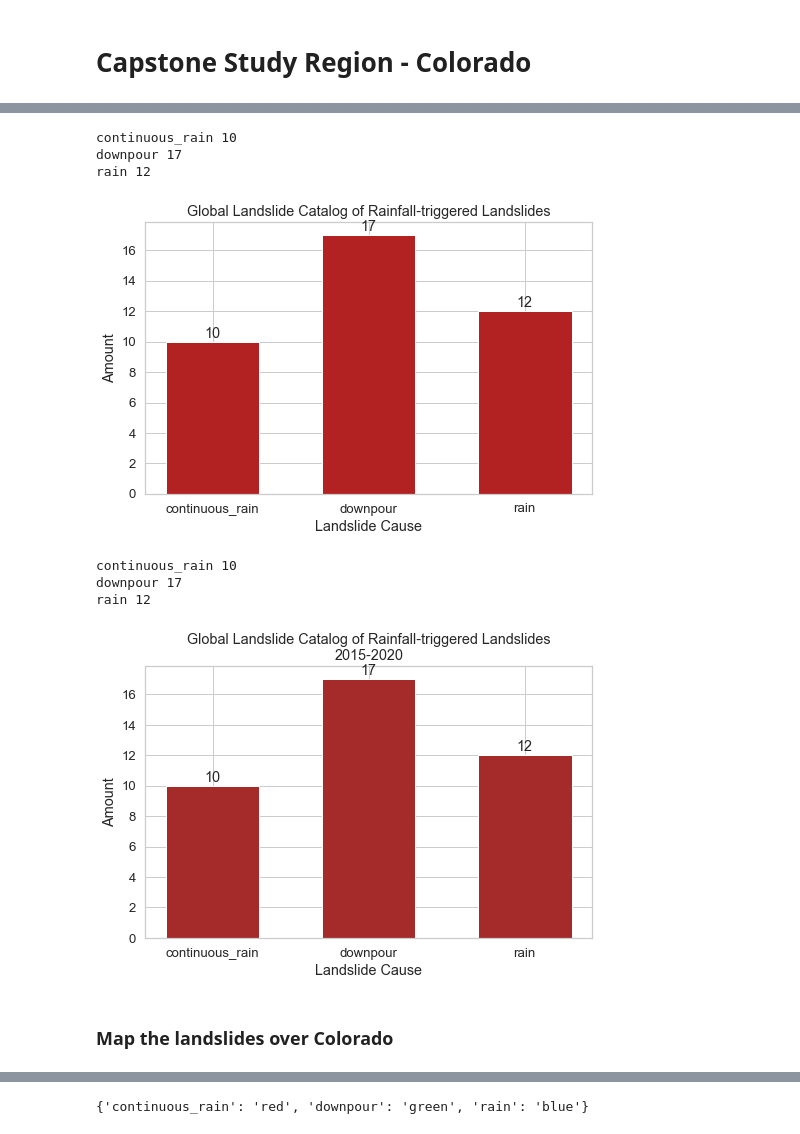
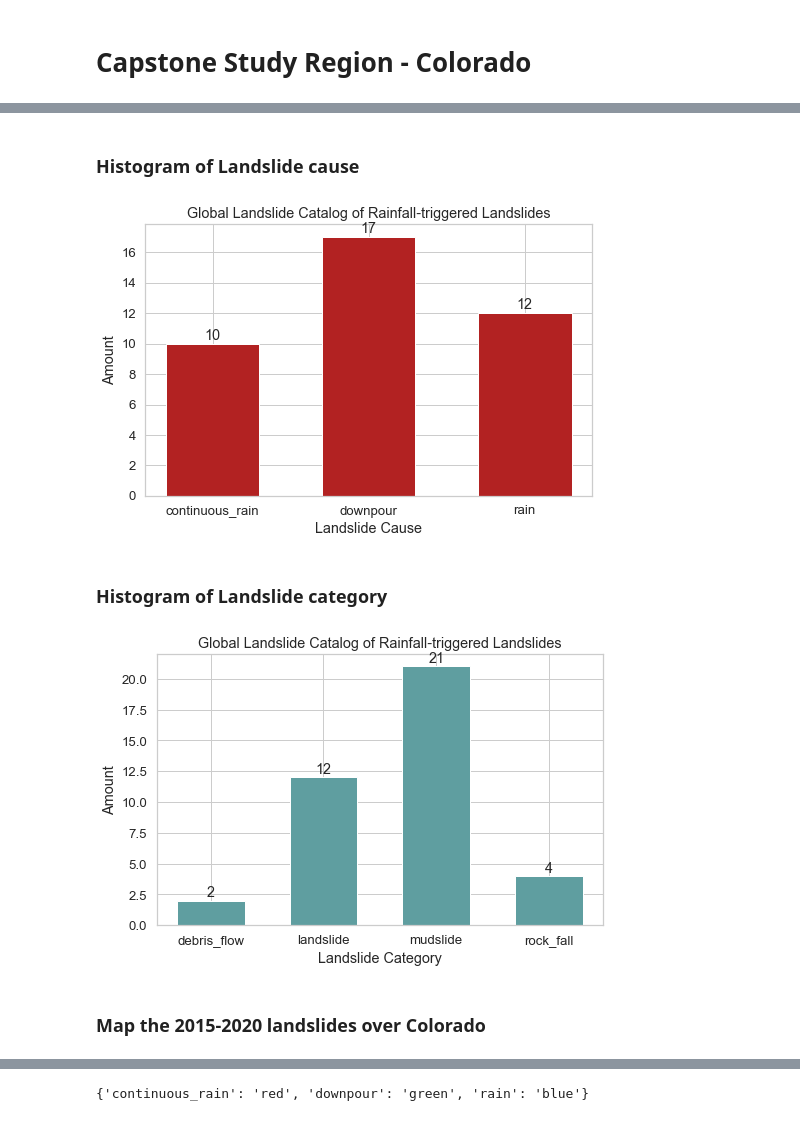
Before and after one commit to jacquiewitte/capstone-landslides-soilmoisture, a Jupyter notebook: capstone-study-area-final.ipynb, the cells around one changed output, grey strips where cells are left out. Drawn from its saved outputs; the diff is of its cells as text; code cells hidden in the pictures.

```diff
--- a/capstone-study-area-final.ipynb
+++ b/capstone-study-area-final.ipynb
@@ -131,11 +106,12 @@ small 16
 [figure]
+# %% [markdown]
+### Histogram of Landslide cause
 # %%
 stack_plot = []
 labels = []
 for i, data in glc_co_gt2015.groupby('landslide_trigger'):
     labels.append(i)
     stack_plot.append(data['landslide_trigger'].count())
-    print(i, data['landslide_trigger'].count())
 
 labels, stack_plot
 
@@ -148,35 +124,30 @@ ax.set(xlabel='Landslide Cause',
 
 ax.bar_label(bars, padding=1);
 # %% [output]
-continuous_rain 10
-downpour 17
-rain 12
 [figure]
-# %%
-stack_plot = []
-labels = []
-for i, data in glc_co_gt2015.groupby('landslide_trigger'):
-    labels.append(i)
-    stack_plot.append(data['landslide_trigger'].count())
-    print(i, data['landslide_trigger'].count())
-
-labels, stack_plot
-
-f, ax = plt.subplots(figsize=(8,5))
-width = 0.6
-bars = ax.bar(labels, stack_plot, width, color='brown')
-ax.set(xlabel='Landslide Cause',
-       ylabel='Amount',
-       title='Global Landslide Catalog of Rainfall-triggered Landslides\n2015-2020')
-
-ax.bar_label(bars, padding=1);
-# %% [output]
-continuous_rain 10
-downpour 17
-rain 12
-[figure, removed]
+# %% [markdown]
+### Histogram of Landslide category
+# %%
+stack_plot = []
+labels = []
+for i, data in glc_co_gt2015.groupby('landslide_category'):
+    labels.append(i)
+    stack_plot.append(data['landslide_category'].count())
+
+labels, stack_plot
+
+f, ax = plt.subplots(figsize=(8,5))
+width = 0.6
+bars = ax.bar(labels, stack_plot, width, color='cadetblue')
+ax.set(xlabel='Landslide Category',
+       ylabel='Amount',
+       title='Global Landslide Catalog of Rainfall-triggered Landslides')
+
+ax.bar_label(bars, padding=1);
+# %% [output]
+[figure, added]
 # %% [markdown]
-### Map the landslides over Colorado
+### Map the 2015-2020 landslides over Colorado
 # %%
 geometry = [Point(xy) for xy in zip(
     glc_co_gt2015['longitude'], glc_co_gt2015['latitude'])]
```
Also changed, not shown: parts of 18 cells of this notebook.
